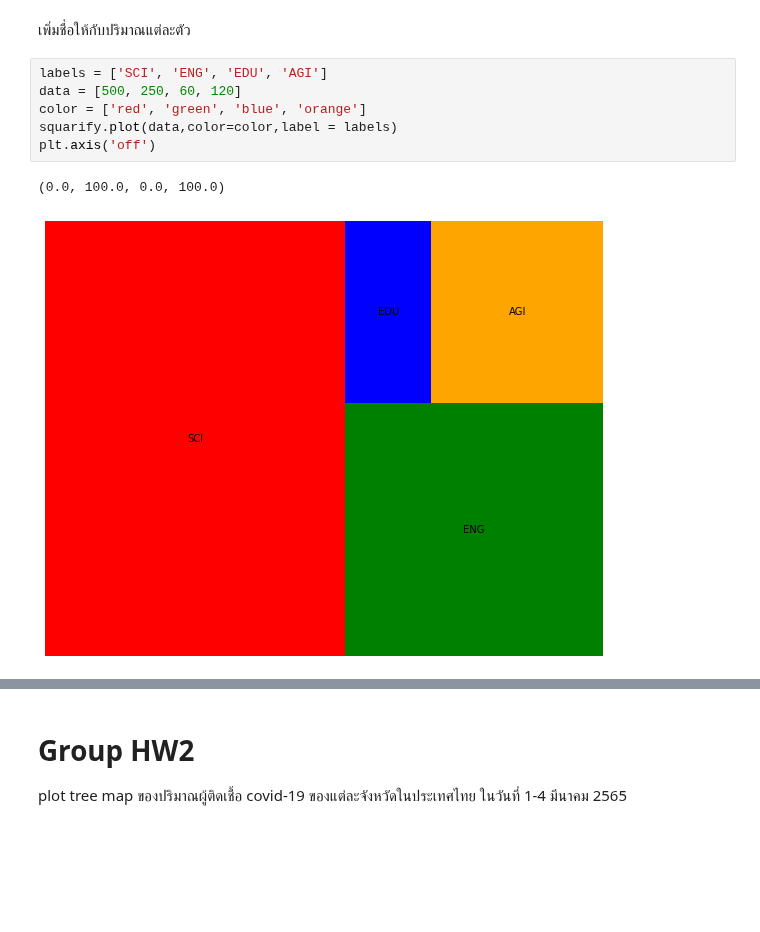
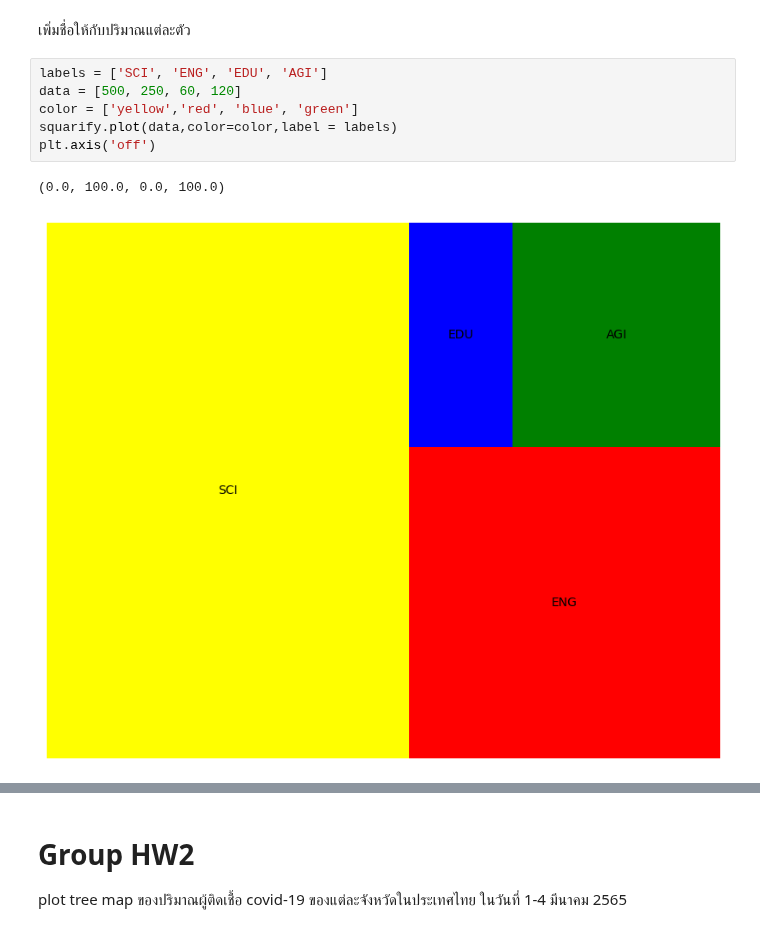
Before and after one commit to Ratchanontt/python_dataviz2023, a Jupyter notebook: DataViz04_Data_Comparison.ipynb, the cells around one changed output, grey strips where cells are left out. Cells and saved outputs as stored; diff of their text form; blank space fills up the shorter version.

```diff
--- a/DataViz04_Data_Comparison.ipynb
+++ b/DataViz04_Data_Comparison.ipynb
@@ -561,12 +562,12 @@ plt.axis('off')
 # %%
 labels = ['SCI', 'ENG', 'EDU', 'AGI']
 data = [500, 250, 60, 120]
-color = ['red', 'green', 'blue', 'orange']
+color = ['yellow','red', 'blue', 'green']
 squarify.plot(data,color=color,label = labels)
 plt.axis('off')
 # %% [output]
 (0.0, 100.0, 0.0, 100.0)
-[figure, old version]
+[figure, new version]
 # %%
 labels = ['SCI', 'ENG', 'EDU', 'AGI']
 data = [500, 250, 60, 120]
```
Also changed, not shown: parts of 21 cells of this notebook.
